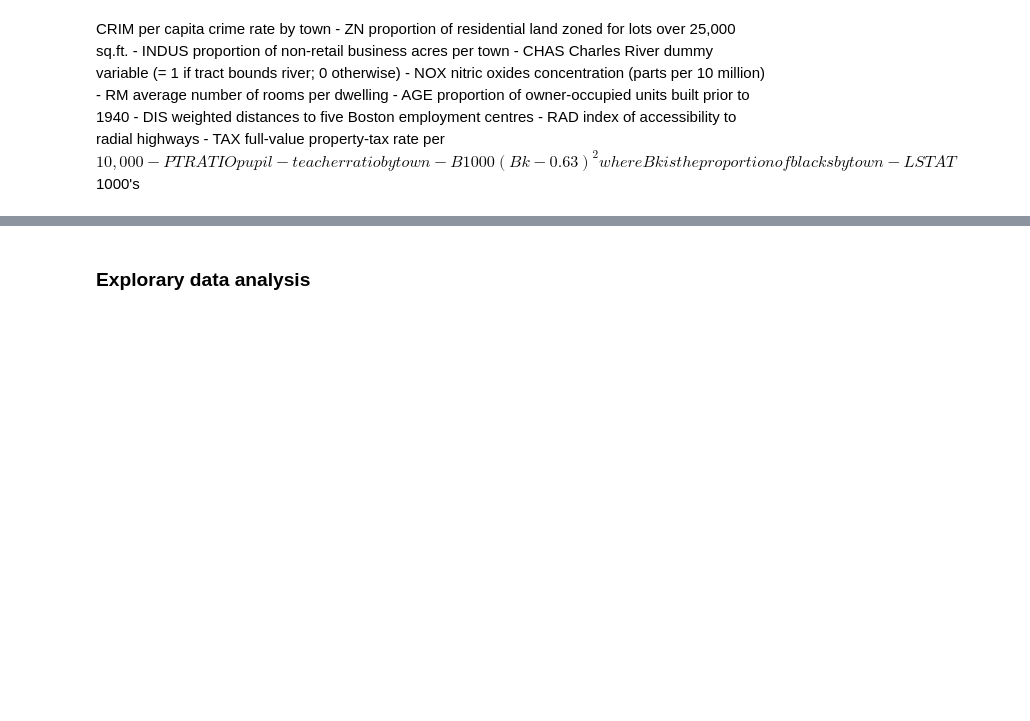
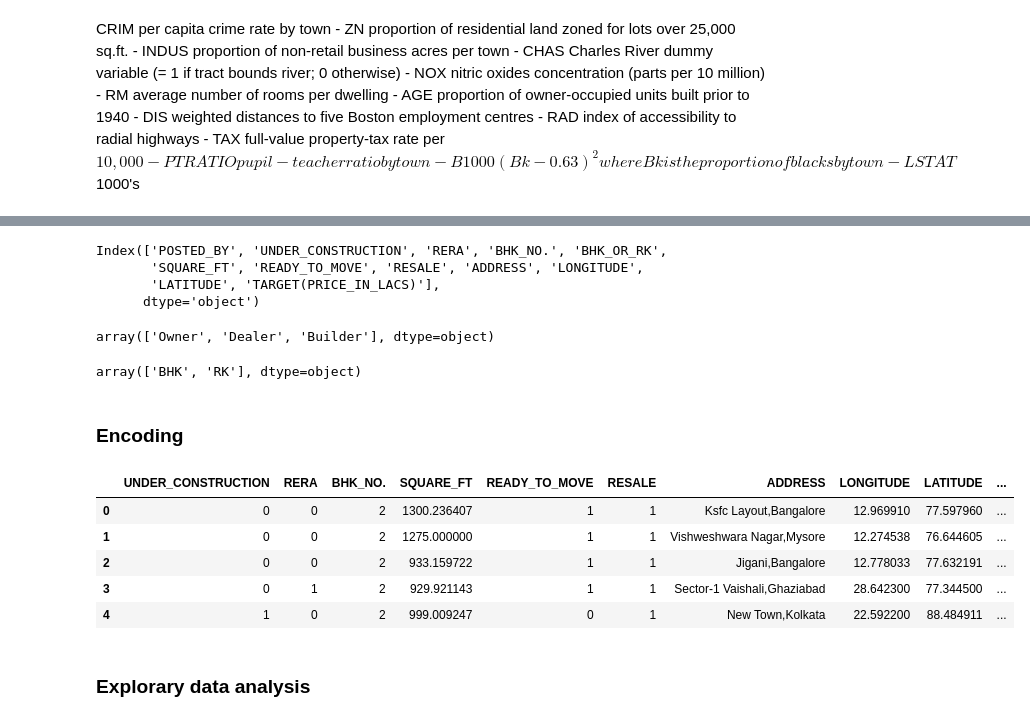
Before and after one commit to NandhuGB/Kaggle-competitions, a Jupyter notebook: boston-house-prices/Boston house prices.ipynb, the cells around one changed output, grey strips where cells are left out. Drawn from its saved outputs; the diff is of its cells as text; code cells hidden in the pictures; blank space fills up the shorter version.

```diff
--- a/boston-house-prices/Boston house prices.ipynb
+++ b/boston-house-prices/Boston house prices.ipynb
@@ -25,0 +79,17 @@ df.columns = column_names
+# %%
+columns
+# %% [output]
+Index(['POSTED_BY', 'UNDER_CONSTRUCTION', 'RERA', 'BHK_NO.', 'BHK_OR_RK',
+       'SQUARE_FT', 'READY_TO_MOVE', 'RESALE', 'ADDRESS', 'LONGITUDE',
+       'LATITUDE', 'TARGET(PRICE_IN_LACS)'],
+      dtype='object')
+# %%
+train_df[columns[0]].unique()
+# %% [output]
+array(['Owner', 'Dealer', 'Builder'], dtype=object)
+# %%
+train_df[columns[4]].unique()
+# %% [output]
+array(['BHK', 'RK'], dtype=object)
+# %% [markdown]
+### Encoding
@@ -26,2 +109,11 @@ df.columns = column_names
+# %%
+train_df.head()
+# %% [output]
+|  | UNDER_CONSTRUCTION | RERA | BHK_NO. | SQUARE_FT | READY_TO_MOVE | RESALE | ADDRESS | LONGITUDE | LATITUDE | ... |
+| 0 | 0 | 0 | 2 | 1300.236407 | 1 | 1 | Ksfc Layout,Bangalore | 12.969910 | 77.597960 | ... |
+| 1 | 0 | 0 | 2 | 1275.000000 | 1 | 1 | Vishweshwara Nagar,Mysore | 12.274538 | 76.644605 | ... |
+| 2 | 0 | 0 | 2 | 933.159722 | 1 | 1 | Jigani,Bangalore | 12.778033 | 77.632191 | ... |
+| 3 | 0 | 1 | 2 | 929.921143 | 1 | 1 | Sector-1 Vaishali,Ghaziabad | 28.642300 | 77.344500 | ... |
+| 4 | 1 | 0 | 2 | 999.009247 | 0 | 1 | New Town,Kolkata | 22.592200 | 88.484911 | ... |
 # %% [markdown]
 ### Explorary data analysis
```
Also changed, not shown: parts of 12 cells of this notebook, 7 other files.
